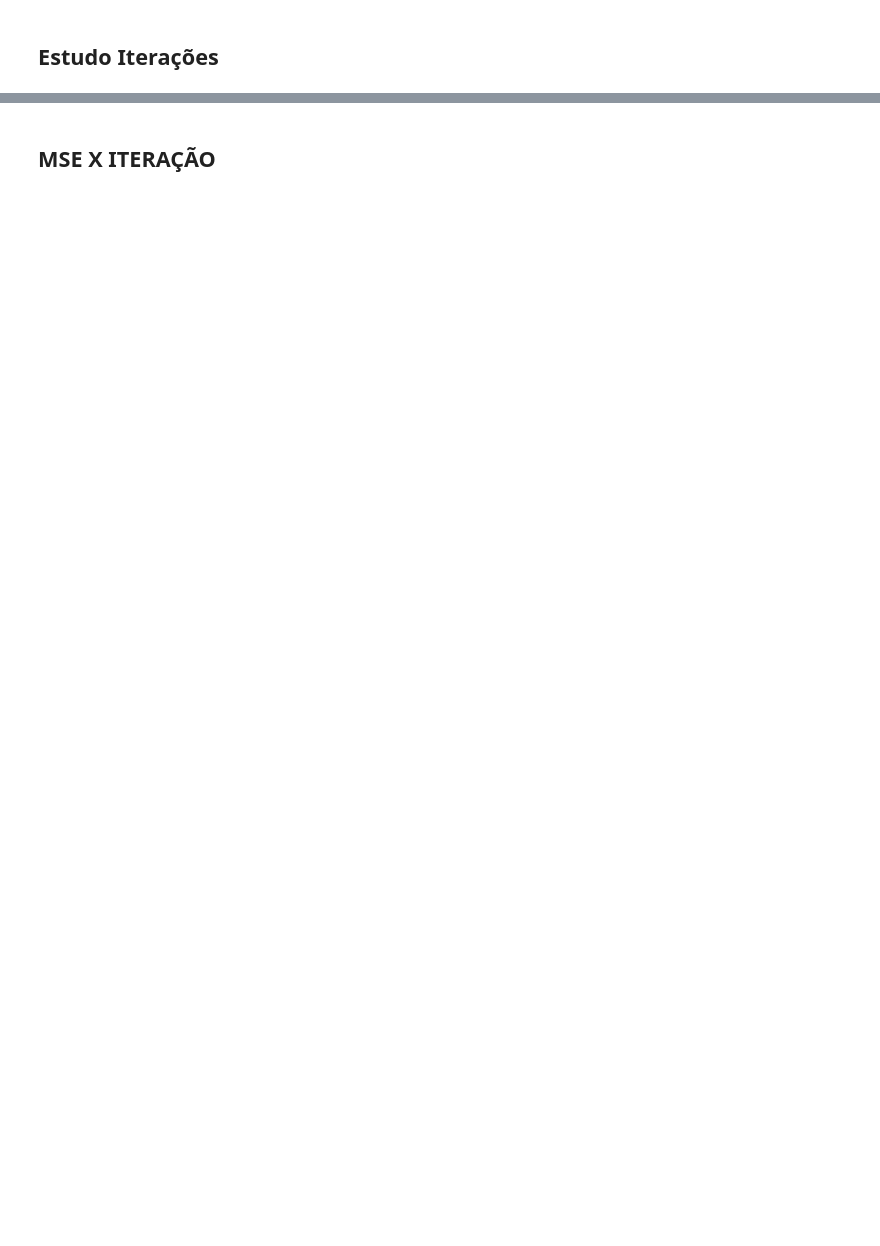
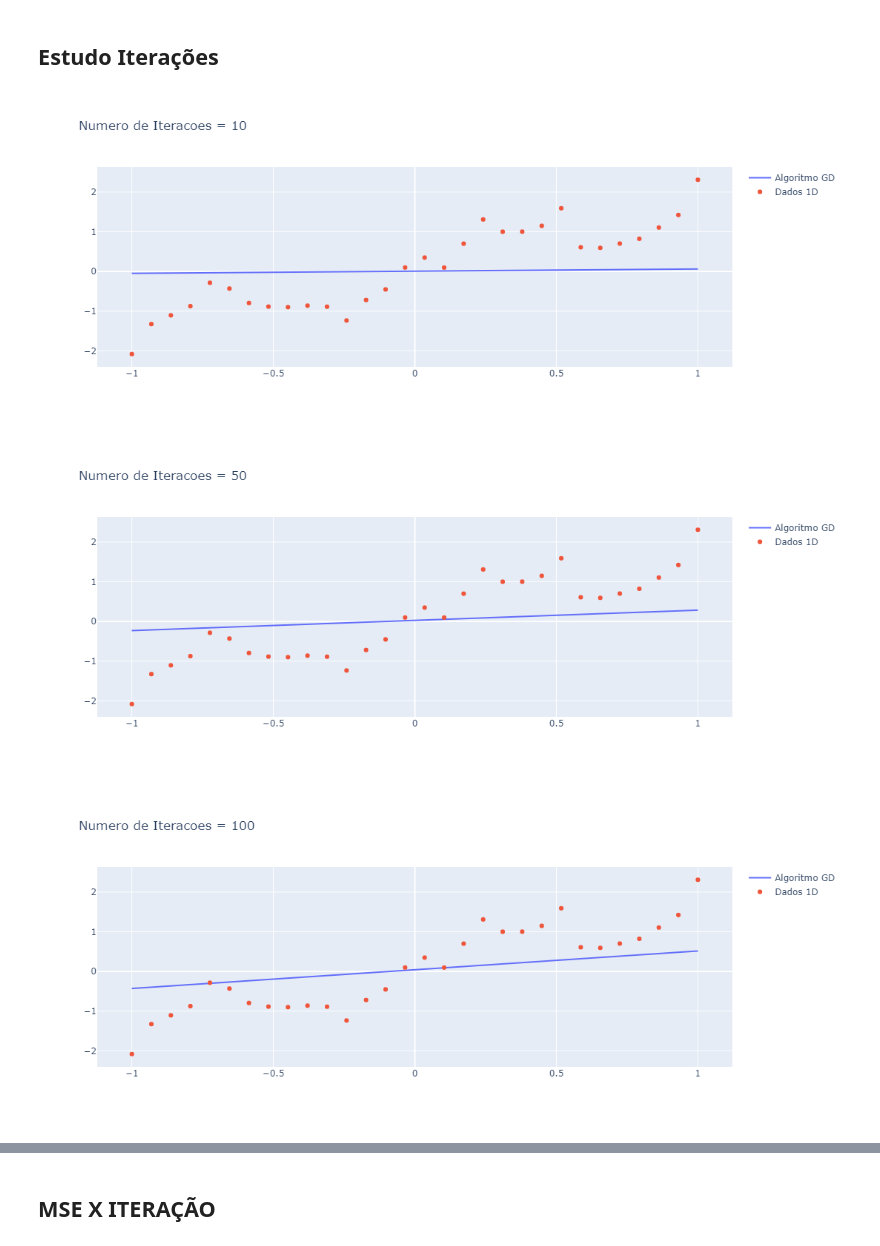
Before and after one commit to davinavarro/mestrado, a Jupyter notebook: 01 - Aprendizado de Máquina/Python/lista01.ipynb, the cells around one changed output, grey strips where cells are left out. Saved outputs shown, nothing was run; the diff lists cells and outputs as text; code cells hidden in the pictures; blank space fills up the shorter version.

```diff
--- a/01 - Aprendizado de Máquina/Python/lista01.ipynb
+++ b/01 - Aprendizado de Máquina/Python/lista01.ipynb
@@ -58,9 +60,9 @@ px.scatter(x = x,y = y)
 # %%
 class AlgoritmoGD:
     def __init__(self):
-        self.w0 = 0.1
-        self.w1 = 0.1
-        self.alfa = 0.1
+        self.w0 = 0
+        self.w1 = 0
+        self.alfa = 1e-2
         self.x_i = []
         self.y_i = []
         self.valores_mse = []
@@ -80,7 +82,7 @@ class AlgoritmoGD:
             raise TypeError("Insira listas ou arrays")
         # print('fittado')
 
-    def train(self, alfa=1, num_it=10):
+    def train(self, alfa = 1e-2, num_it=1000):
         w0_t0 = self.w0
         w1_t0 = self.w1
         tol = 1
@@ -129,7 +131,7 @@ class AlgoritmoGD:
     def plot_mse(self, title="MSE x Iterações"):
         fig = go.Figure(
             data=go.Scatter(x=list(range(len(self.valores_mse))), y=self.valores_mse, name = 'MSE'),
-            layout=go.Layout(title=title, yaxis=dict(type="log")),
+            layout=go.Layout(title=title),
         )
         return fig
 
@@ -154,8 +162,12 @@ for alfa in [1e-3,1e-2,1e-1,1,1.5]:
 # %% [markdown]
 ## Estudo Iterações
 # %%
-for iteracoes in [1,5,10]:
+for iteracoes in [10,50,100,300,1000]:
     gd = AlgoritmoGD()
     gd.fit(x = x, y = y)
     gd.train(num_it = iteracoes)
     gd.plot_line(title = f'Numero de Iteracoes = {iteracoes}').show()
+# %% [output]
+[figure, added]
+[figure, added]
+[figure, added]
```
Also changed, not shown: parts of 16 cells of this notebook.
